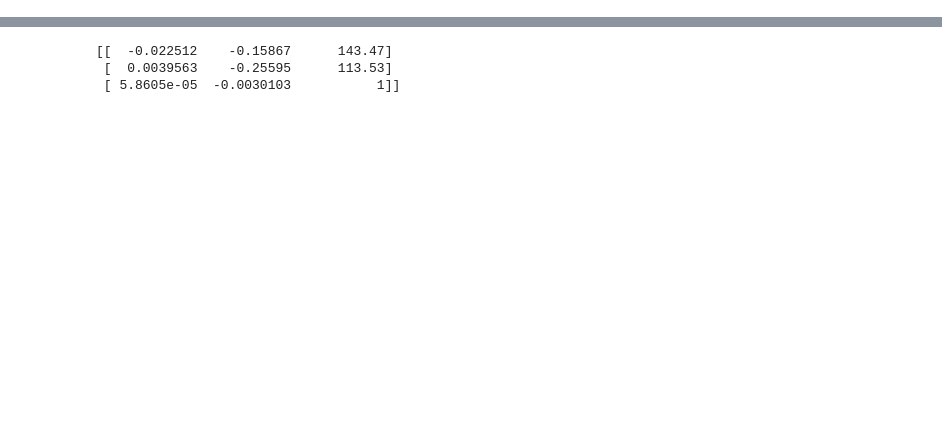
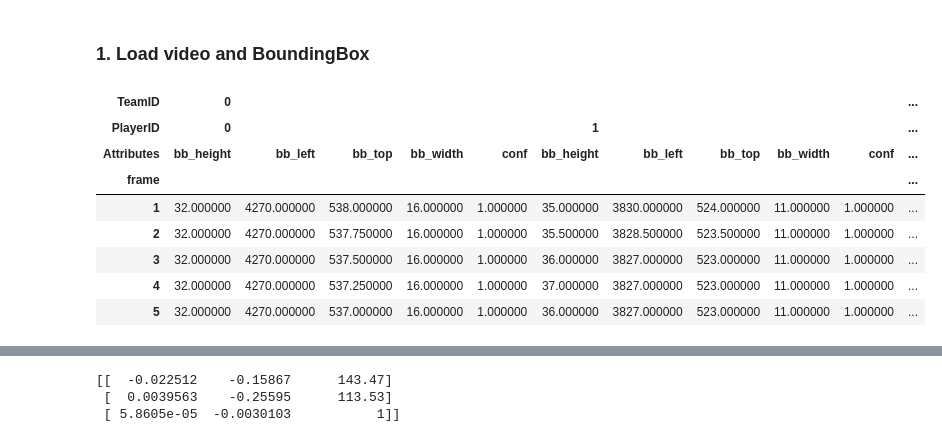
Before and after one commit to AtomScott/SportsLabKit, a Jupyter notebook: notebooks/02_user_guide/bbdf_to_codf.ipynb, the cells around one changed output, grey strips where cells are left out. Cells and saved outputs as stored; diff of their text form; code cells hidden in the pictures; blank space fills up the shorter version.

```diff
--- a/notebooks/02_user_guide/bbdf_to_codf.ipynb
+++ b/notebooks/02_user_guide/bbdf_to_codf.ipynb
@@ -1,13 +14,25 @@
+# %% [markdown]
+### 1. Load video and BoundingBox
 # %%
 import soccertrack
-
+from soccertrack import Camera
 from soccertrack import load_df
-from soccertrack.logger import show_df, tqdm
-from soccertrack import Camera
+from soccertrack.logger import show_df
 
 dataset_path = soccertrack.datasets.get_path("wide_view")
 path_to_csv = sorted(dataset_path.glob("annotations/*.csv"))[0]
 path_to_mp4 = sorted(dataset_path.glob("videos/*.mp4"))[0]
 
+cam = Camera(path_to_mp4)  # Camera object will be used to load frames
 bbdf = soccertrack.load_df(path_to_csv)  # We will use this as ground truth
-cam = Camera(path_to_mp4)  # Camera object will be used to load frames
+show_df(bbdf.head())
+# %% [output]
+| TeamID | 0 |  |  |  |  |  |  |  |  |  | ... |
+| PlayerID | 0 |  |  |  |  | 1 |  |  |  |  | ... |
+| Attributes | bb_height | bb_left | bb_top | bb_width | conf | bb_height | bb_left | bb_top | bb_width | conf | ... |
+| frame |  |  |  |  |  |  |  |  |  |  | ... |
+| 1 | 32.000000 | 4270.000000 | 538.000000 | 16.000000 | 1.000000 | 35.000000 | 3830.000000 | 524.000000 | 11.000000 | 1.000000 | ... |
+| 2 | 32.000000 | 4270.000000 | 537.750000 | 16.000000 | 1.000000 | 35.500000 | 3828.500000 | 523.500000 | 11.000000 | 1.000000 | ... |
+| 3 | 32.000000 | 4270.000000 | 537.500000 | 16.000000 | 1.000000 | 36.000000 | 3827.000000 | 523.000000 | 11.000000 | 1.000000 | ... |
+| 4 | 32.000000 | 4270.000000 | 537.250000 | 16.000000 | 1.000000 | 37.000000 | 3827.000000 | 523.000000 | 11.000000 | 1.000000 | ... |
+| 5 | 32.000000 | 4270.000000 | 537.000000 | 16.000000 | 1.000000 | 36.000000 | 3827.000000 | 523.000000 | 11.000000 | 1.000000 | ... |
```
Also changed, not shown: parts of 14 cells of this notebook.
